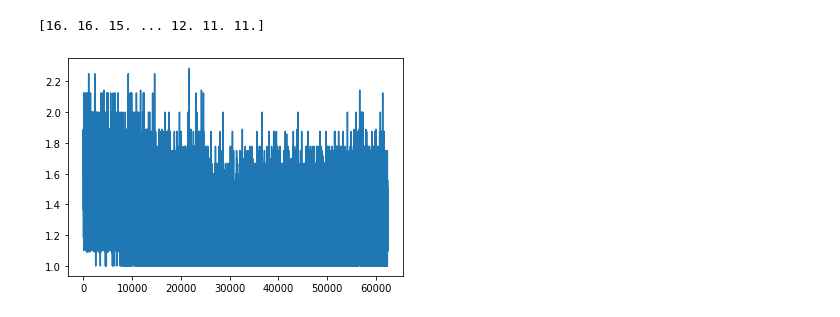
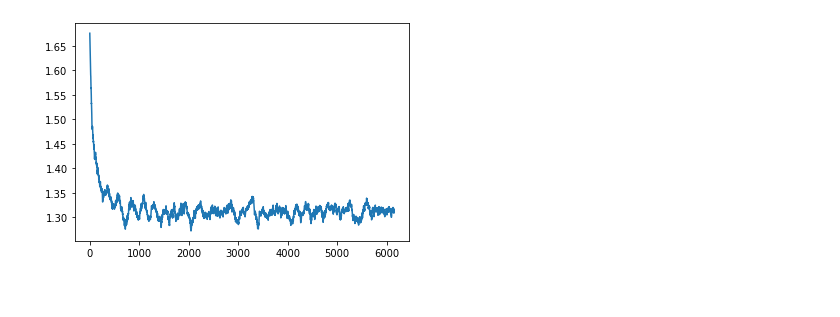
Before and after one commit to kdevasenapathy/cs159skurves.github.io, a Jupyter notebook: COLGE/visuazler.ipynb, the cells around one changed output. Drawn from its saved outputs; the diff is of its cells as text; code cells hidden in the pictures.

```diff
--- a/COLGE/visuazler.ipynb
+++ b/COLGE/visuazler.ipynb
@@ -11,7 +11,10 @@ out_type can be: 'final' for the final output file of the model after all epochs
                  'epoch' to select a specific epoch (see mode to determine which epoch file to use)
                  'opt' for optimal ratio output
 '''
-def read_output_file(folder_name='', out_type='final', epoch=0, mode='absolute'):
+def moving_average(np_arr, window=1):
+    return np.convolve(np_arr, np.ones(window), mode='valid')/window
+
+def read_output_file(folder_name='', out_type='final', epoch=0, mode='absolute', avg_window_size=1):
     current_path = pathlib.Path().absolute()
     directory_path = current_path / folder_name
 
@@ -29,13 +32,12 @@ def read_output_file(folder_name='', out_type='final', epoch=0, mode='absolute')
         return None
 
     file_path = directory_path / filename
-    return np.loadtxt(file_path, dtype=np.float32)
-
-test_output = read_output_file(out_type='final', folder_name='FeedbackVertexTest')
-opt_set_output = -1*read_output_file(out_type='opt', folder_name='FeedbackVertexTest')
-print(test_output)
-plt.plot(opt_set_output)
-plt.show()
+    return moving_average(np.loadtxt(file_path, dtype=np.float32), avg_window_size)
-# %% [output]
-[16. 16. 15. ... 12. 11. 11.]
-[figure, removed]
+# %%
+test_output = -1*read_output_file(out_type='opt', epoch=19, folder_name='runs/FeedbackVertex/P30QN8LR1E-4G0999', avg_window_size=100)
+#opt_set_output = -1*read_output_file(out_type='opt', folder_name='FeedbackVertexTest')
+#print(test_output)
+plt.plot(test_output)
+plt.show()
+# %% [output]
+[figure, added]
```
Also changed, not shown: parts of 1 cell of this notebook, 4 other files.
